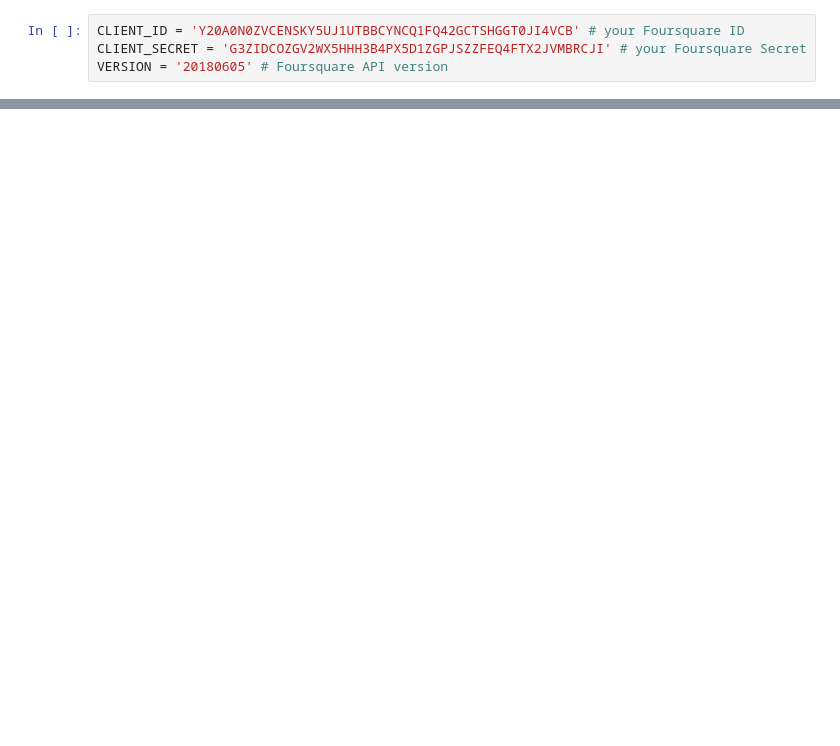
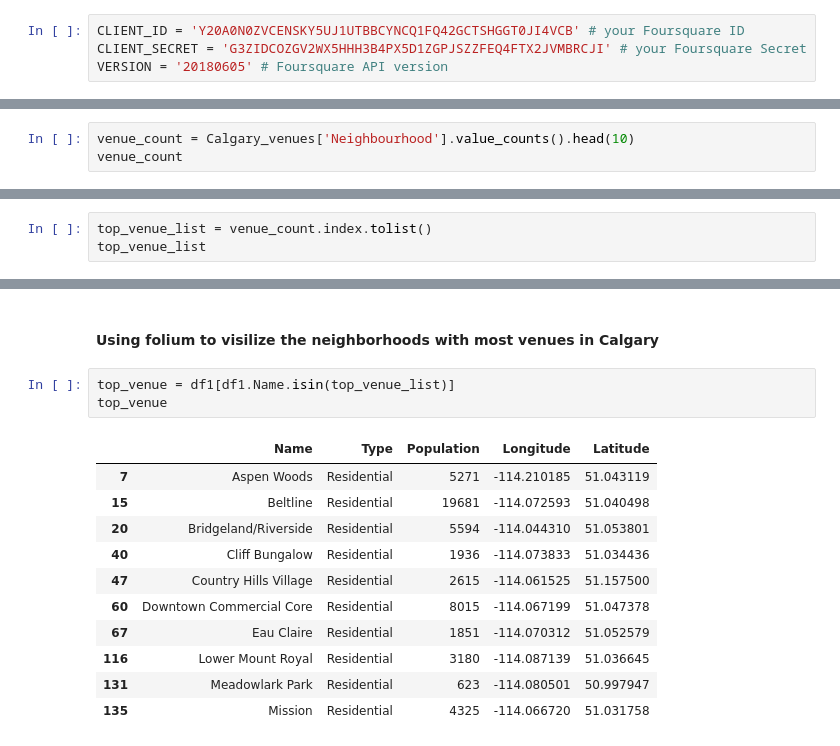
Before and after one commit to y87222185/Coursera_Capstone, a Jupyter notebook: The_Battle_of_Neighborhoods_in_Calgary.ipynb, the cells around one changed output, grey strips where cells are left out. Cells and saved outputs as stored; diff of their text form; blank space fills up the shorter version.

```diff
--- a/The_Battle_of_Neighborhoods_in_Calgary.ipynb
+++ b/The_Battle_of_Neighborhoods_in_Calgary.ipynb
@@ -342,0 +375,3 @@ VERSION = '20180605' # Foursquare API version
+# %%
+venue_count = Calgary_venues['Neighbourhood'].value_counts().head(10)
+venue_count
@@ -342,0 +390,3 @@ VERSION = '20180605' # Foursquare API version
+# %%
+top_venue_list = venue_count.index.tolist()
+top_venue_list
@@ -342,0 +419,17 @@ VERSION = '20180605' # Foursquare API version
+# %% [markdown]
+#### Using folium to visilize the neighborhoods with most venues in Calgary
+# %%
+top_venue = df1[df1.Name.isin(top_venue_list)]
+top_venue
+# %% [output]
+|  | Name | Type | Population | Longitude | Latitude |
+| 7 | Aspen Woods | Residential | 5271 | -114.210185 | 51.043119 |
+| 15 | Beltline | Residential | 19681 | -114.072593 | 51.040498 |
+| 20 | Bridgeland/Riverside | Residential | 5594 | -114.044310 | 51.053801 |
+| 40 | Cliff Bungalow | Residential | 1936 | -114.073833 | 51.034436 |
+| 47 | Country Hills Village | Residential | 2615 | -114.061525 | 51.157500 |
+| 60 | Downtown Commercial Core | Residential | 8015 | -114.067199 | 51.047378 |
+| 67 | Eau Claire | Residential | 1851 | -114.070312 | 51.052579 |
+| 116 | Lower Mount Royal | Residential | 3180 | -114.087139 | 51.036645 |
+| 131 | Meadowlark Park | Residential | 623 | -114.080501 | 50.997947 |
+| 135 | Mission | Residential | 4325 | -114.066720 | 51.031758 |
```
Also changed, not shown: parts of 40 cells of this notebook.
